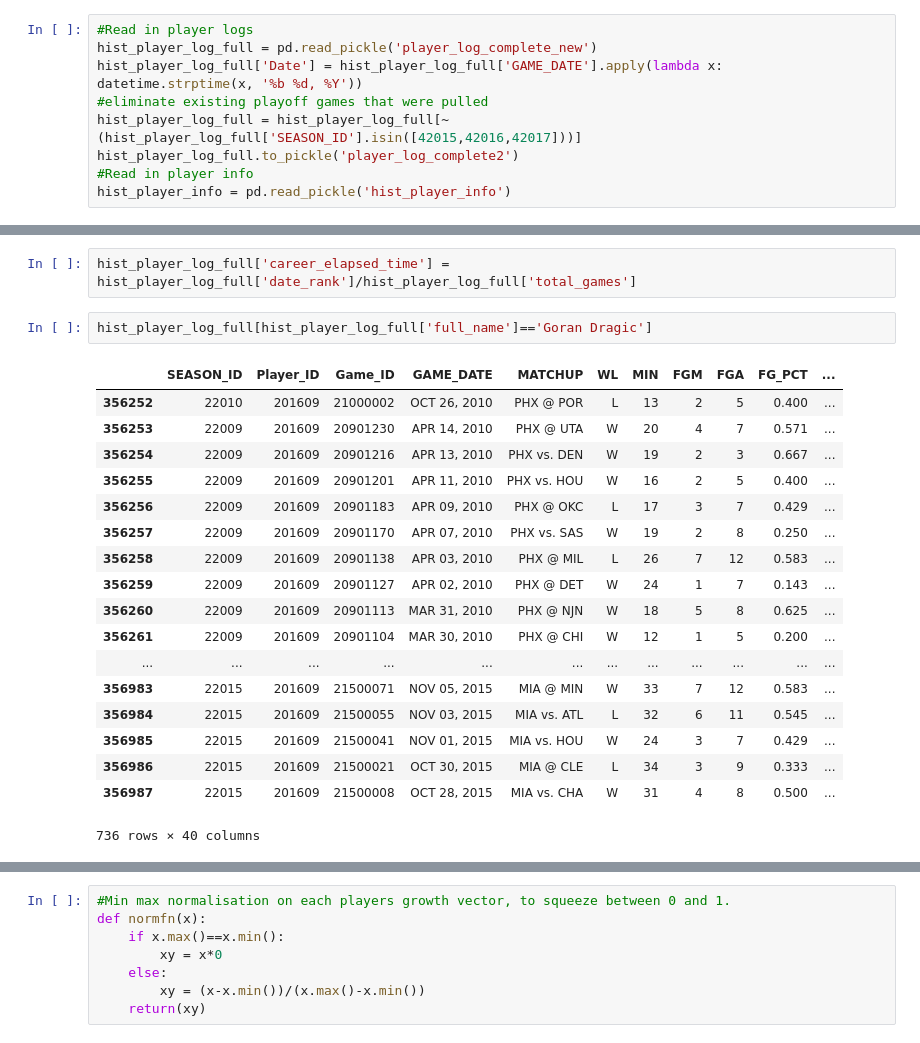
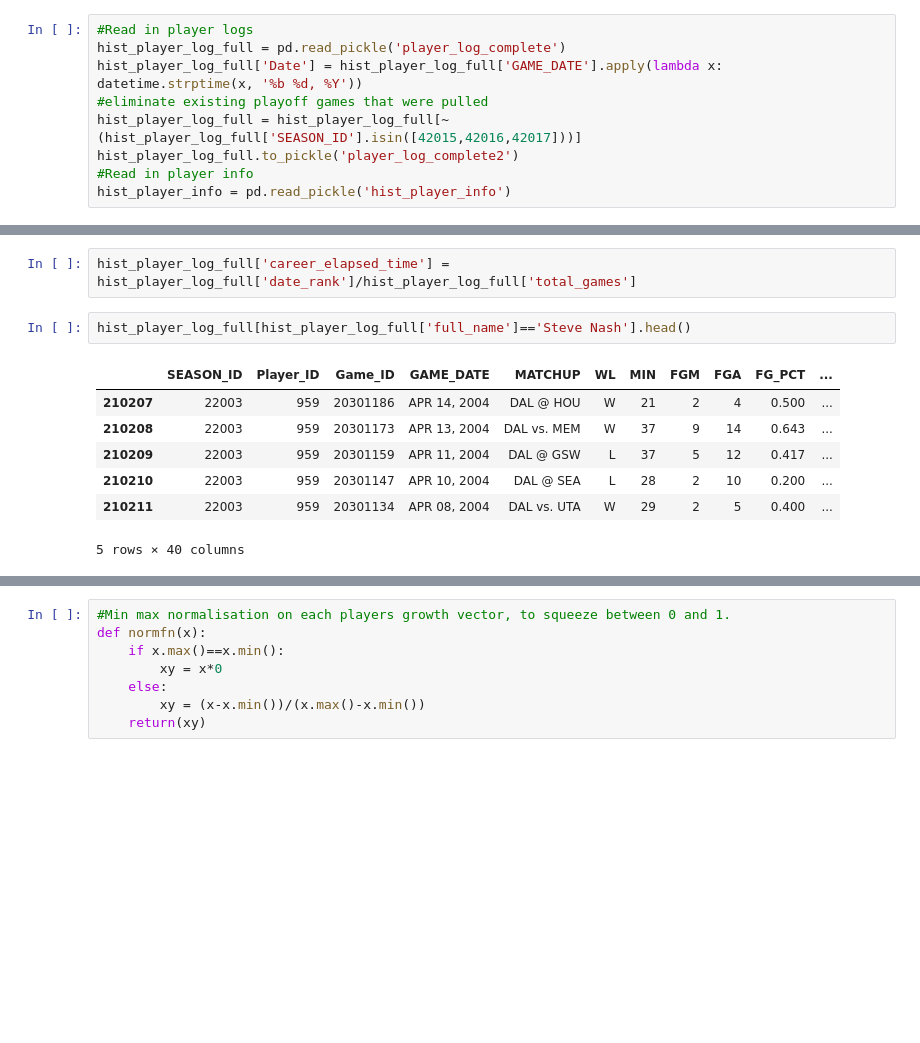
Before and after one commit to damiah/damiah.github.io, a Jupyter notebook: nba-injury-project/growth_cluster.ipynb, the cells around one changed output, grey strips where cells are left out. Saved outputs shown, nothing was run; the diff lists cells and outputs as text; blank space fills up the shorter version.

```diff
--- a/nba-injury-project/growth_cluster.ipynb
+++ b/nba-injury-project/growth_cluster.ipynb
@@ -16,6 +17,6 @@ Need to change my methodology to allow for dipping of production, and perhaps no
 # %%
 #Read in player logs
-hist_player_log_full = pd.read_pickle('player_log_complete_new')
+hist_player_log_full = pd.read_pickle('player_log_complete')
 hist_player_log_full['Date'] = hist_player_log_full['GAME_DATE'].apply(lambda x: datetime.strptime(x, '%b %d, %Y'))
 #eliminate existing playoff games that were pulled
 hist_player_log_full = hist_player_log_full[~(hist_player_log_full['SEASON_ID'].isin([42015,42016,42017]))]
@@ -139,26 +127,15 @@ hist_player_log_full = hist_player_log_full.merge(total_games, on='Player_ID')
 # %%
 hist_player_log_full['career_elapsed_time'] = hist_player_log_full['date_rank']/hist_player_log_full['total_games']
 # %%
-hist_player_log_full[hist_player_log_full['full_name']=='Goran Dragic']
+hist_player_log_full[hist_player_log_full['full_name']=='Steve Nash'].head()
 # %% [output]
 |  | SEASON_ID | Player_ID | Game_ID | GAME_DATE | MATCHUP | WL | MIN | FGM | FGA | FG_PCT | ... |
-| 356252 | 22010 | 201609 | 21000002 | OCT 26, 2010 | PHX @ POR | L | 13 | 2 | 5 | 0.400 | ... |
-| 356253 | 22009 | 201609 | 20901230 | APR 14, 2010 | PHX @ UTA | W | 20 | 4 | 7 | 0.571 | ... |
-| 356254 | 22009 | 201609 | 20901216 | APR 13, 2010 | PHX vs. DEN | W | 19 | 2 | 3 | 0.667 | ... |
-| 356255 | 22009 | 201609 | 20901201 | APR 11, 2010 | PHX vs. HOU | W | 16 | 2 | 5 | 0.400 | ... |
-| 356256 | 22009 | 201609 | 20901183 | APR 09, 2010 | PHX @ OKC | L | 17 | 3 | 7 | 0.429 | ... |
-| 356257 | 22009 | 201609 | 20901170 | APR 07, 2010 | PHX vs. SAS | W | 19 | 2 | 8 | 0.250 | ... |
-| 356258 | 22009 | 201609 | 20901138 | APR 03, 2010 | PHX @ MIL | L | 26 | 7 | 12 | 0.583 | ... |
-| 356259 | 22009 | 201609 | 20901127 | APR 02, 2010 | PHX @ DET | W | 24 | 1 | 7 | 0.143 | ... |
-| 356260 | 22009 | 201609 | 20901113 | MAR 31, 2010 | PHX @ NJN | W | 18 | 5 | 8 | 0.625 | ... |
-| 356261 | 22009 | 201609 | 20901104 | MAR 30, 2010 | PHX @ CHI | W | 12 | 1 | 5 | 0.200 | ... |
-| ... | ... | ... | ... | ... | ... | ... | ... | ... | ... | ... | ... |
-| 356983 | 22015 | 201609 | 21500071 | NOV 05, 2015 | MIA @ MIN | W | 33 | 7 | 12 | 0.583 | ... |
-| 356984 | 22015 | 201609 | 21500055 | NOV 03, 2015 | MIA vs. ATL | L | 32 | 6 | 11 | 0.545 | ... |
-| 356985 | 22015 | 201609 | 21500041 | NOV 01, 2015 | MIA vs. HOU | W | 24 | 3 | 7 | 0.429 | ... |
-| 356986 | 22015 | 201609 | 21500021 | OCT 30, 2015 | MIA @ CLE | L | 34 | 3 | 9 | 0.333 | ... |
-| 356987 | 22015 | 201609 | 21500008 | OCT 28, 2015 | MIA vs. CHA | W | 31 | 4 | 8 | 0.500 | ... |
+| 210207 | 22003 | 959 | 20301186 | APR 14, 2004 | DAL @ HOU | W | 21 | 2 | 4 | 0.500 | ... |
+| 210208 | 22003 | 959 | 20301173 | APR 13, 2004 | DAL vs. MEM | W | 37 | 9 | 14 | 0.643 | ... |
+| 210209 | 22003 | 959 | 20301159 | APR 11, 2004 | DAL @ GSW | L | 37 | 5 | 12 | 0.417 | ... |
+| 210210 | 22003 | 959 | 20301147 | APR 10, 2004 | DAL @ SEA | L | 28 | 2 | 10 | 0.200 | ... |
+| 210211 | 22003 | 959 | 20301134 | APR 08, 2004 | DAL vs. UTA | W | 29 | 2 | 5 | 0.400 | ... |
-736 rows × 40 columns
+5 rows × 40 columns
 # %%
 #Form data into growth vector format (wide)
 player_1 = hist_player_log_full[hist_player_log_full['career_elapsed_time']<=0.2].groupby(['Player_ID']).\
```
Also changed, not shown: parts of 20 cells of this notebook.
